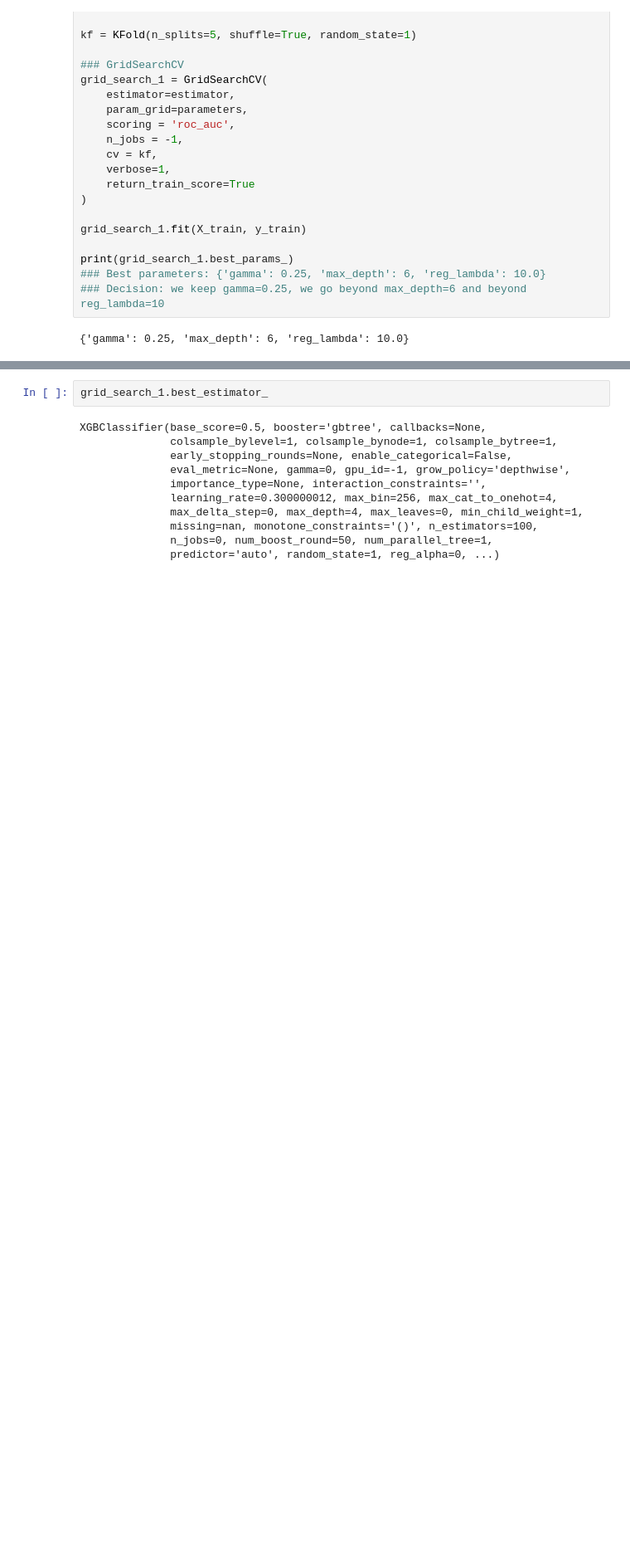
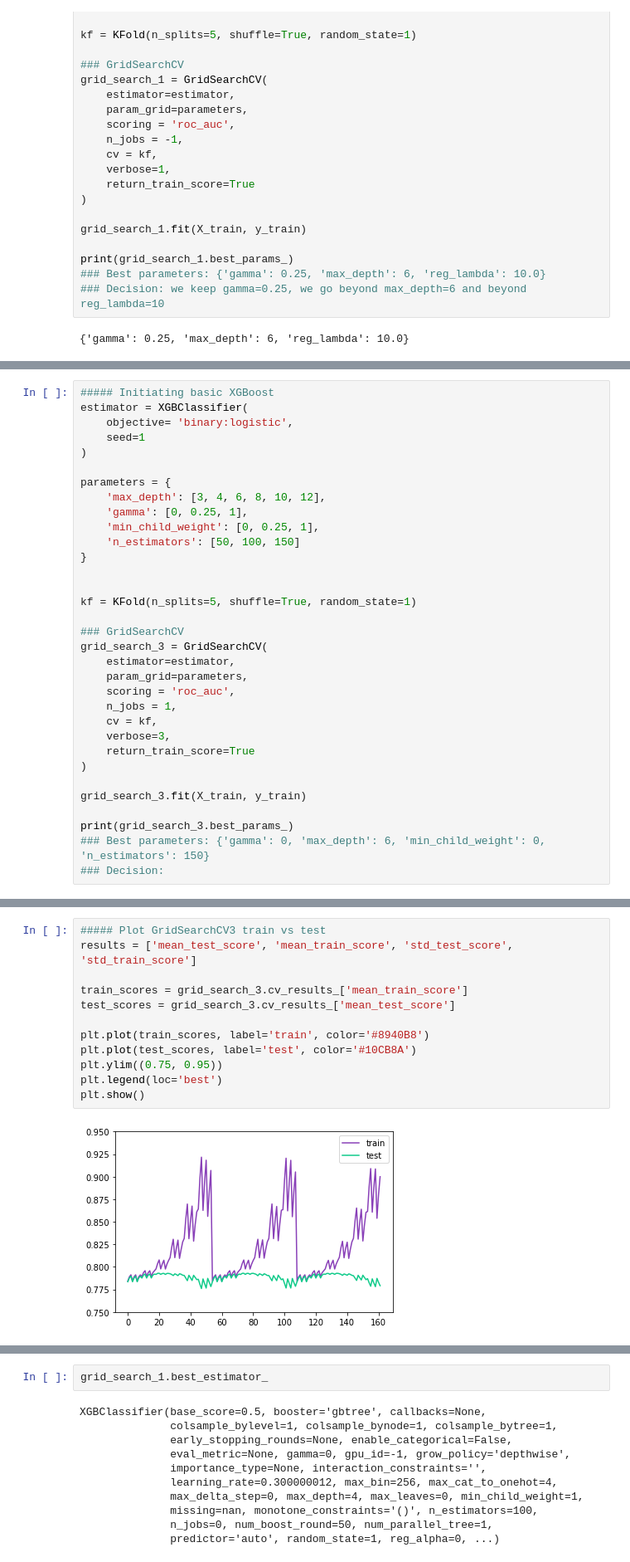
Before and after one commit to YacineHajjiDataScientist/20220814_dsProject, a Jupyter notebook: Tuning.ipynb, the cells around one changed output, grey strips where cells are left out. Shown at 83% size. Saved outputs shown, nothing was run; the diff lists cells and outputs as text; blank space fills up the shorter version.

```diff
--- a/Tuning.ipynb
+++ b/Tuning.ipynb
@@ -451,0 +433,33 @@ plt.show()
+# %%
+##### Initiating basic XGBoost
+estimator = XGBClassifier(
+    objective= 'binary:logistic',
+    seed=1
+)
+
+parameters = {
+    'max_depth': [3, 4, 6, 8, 10, 12],
+    'gamma': [0, 0.25, 1],
+    'min_child_weight': [0, 0.25, 1],
+    'n_estimators': [50, 100, 150]
+}
+
+
+kf = KFold(n_splits=5, shuffle=True, random_state=1)
+
+### GridSearchCV
+grid_search_3 = GridSearchCV(
+    estimator=estimator,
+    param_grid=parameters,
+    scoring = 'roc_auc',
+    n_jobs = 1,
+    cv = kf,
+    verbose=3,
+    return_train_score=True
+)
+
+grid_search_3.fit(X_train, y_train)
+
+print(grid_search_3.best_params_)
+### Best parameters: {'gamma': 0, 'max_depth': 6, 'min_child_weight': 0, 'n_estimators': 150}
+### Decision:
@@ -451,0 +488,14 @@ plt.show()
+# %%
+##### Plot GridSearchCV3 train vs test
+results = ['mean_test_score', 'mean_train_score', 'std_test_score', 'std_train_score']
+
+train_scores = grid_search_3.cv_results_['mean_train_score']
+test_scores = grid_search_3.cv_results_['mean_test_score']
+
+plt.plot(train_scores, label='train', color='#8940B8')
+plt.plot(test_scores, label='test', color='#10CB8A')
+plt.ylim((0.75, 0.95))
+plt.legend(loc='best')
+plt.show()
+# %% [output]
+[figure, added]
```
Also changed, not shown: parts of 43 cells of this notebook.
